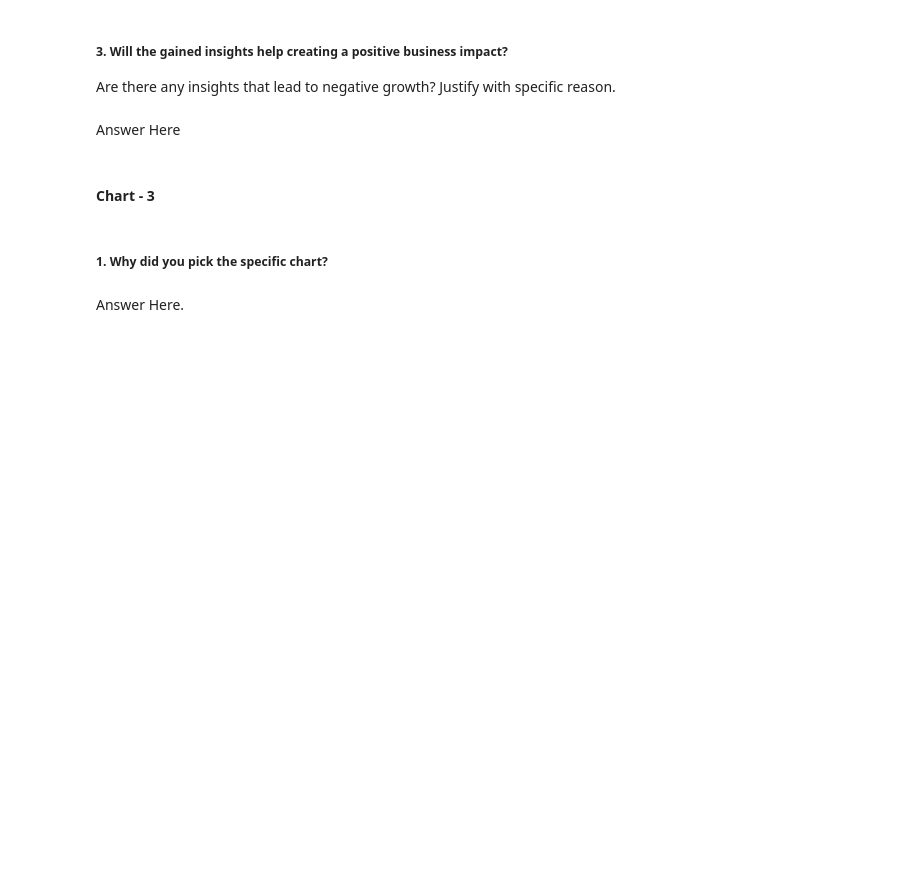
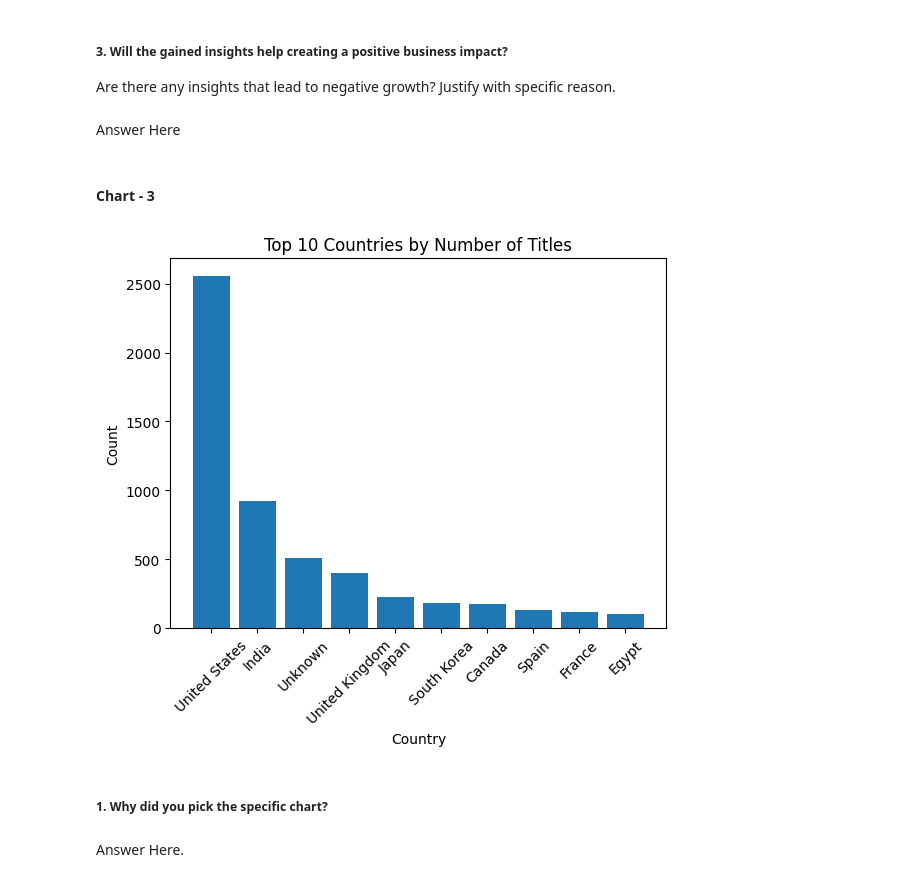
Before and after one commit to rafiddeshmukh/Netflix_Movies_and_TV_Shows_Clustering, a Jupyter notebook: Netflix_Movies_and_TV_Shows_Clustering.ipynb, the cells around one changed output. Cells and saved outputs as stored; diff of their text form; code cells hidden in the pictures; blank space fills up the shorter version.

```diff
--- a/Netflix_Movies_and_TV_Shows_Clustering.ipynb
+++ b/Netflix_Movies_and_TV_Shows_Clustering.ipynb
@@ -187,3 +360,17 @@ Answer Here
+# %%
+# Chart - 3 visualization code
+# Count the number of titles for each country and select the top 10
+top_countries = nf_df['country'].value_counts().head(10)
+
+# Create a bar chart
+plt.bar(top_countries.index, top_countries.values)
+plt.xlabel('Country')
+plt.ylabel('Count')
+plt.title('Top 10 Countries by Number of Titles')
+plt.xticks(rotation=45)
+plt.show()
+# %% [output]
+[figure, added]
 # %% [markdown]
 ##### 1. Why did you pick the specific chart?
 # %% [markdown]
```
Also changed, not shown: parts of 43 cells of this notebook.
